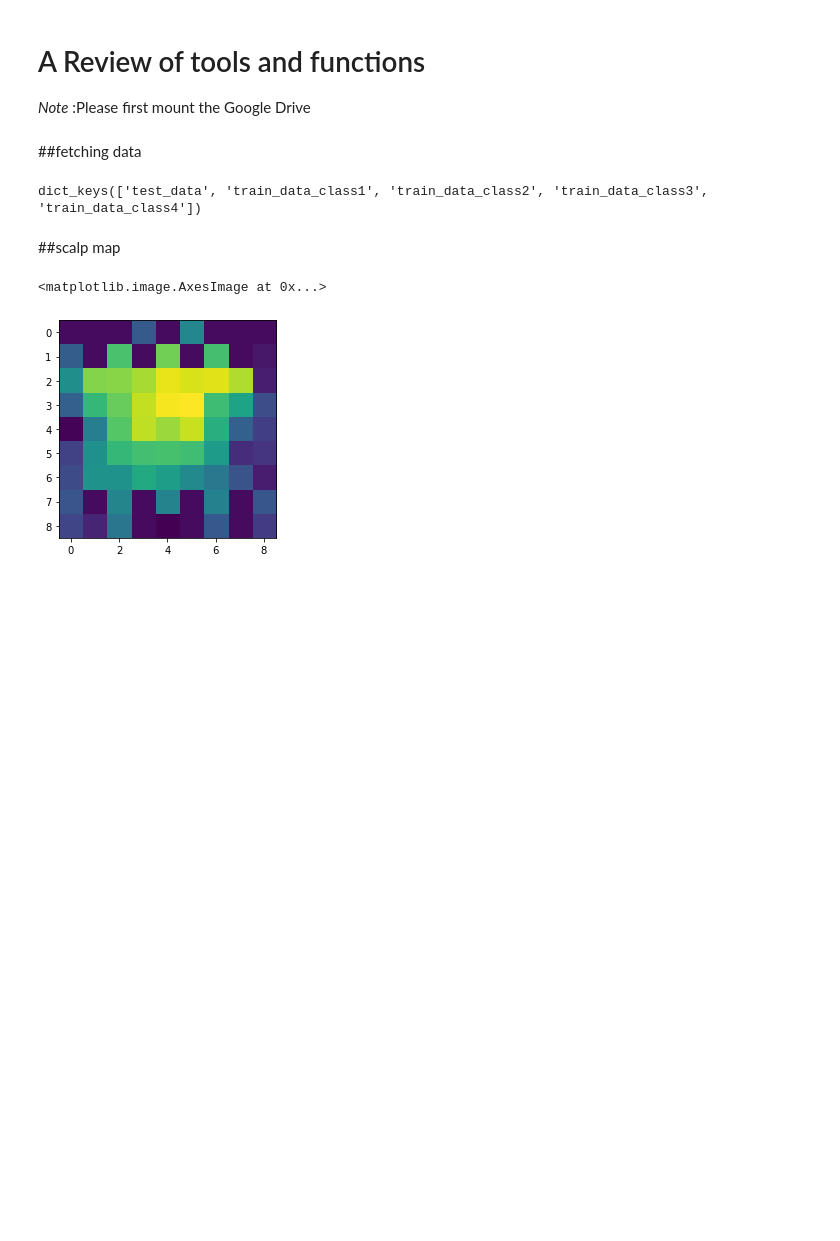
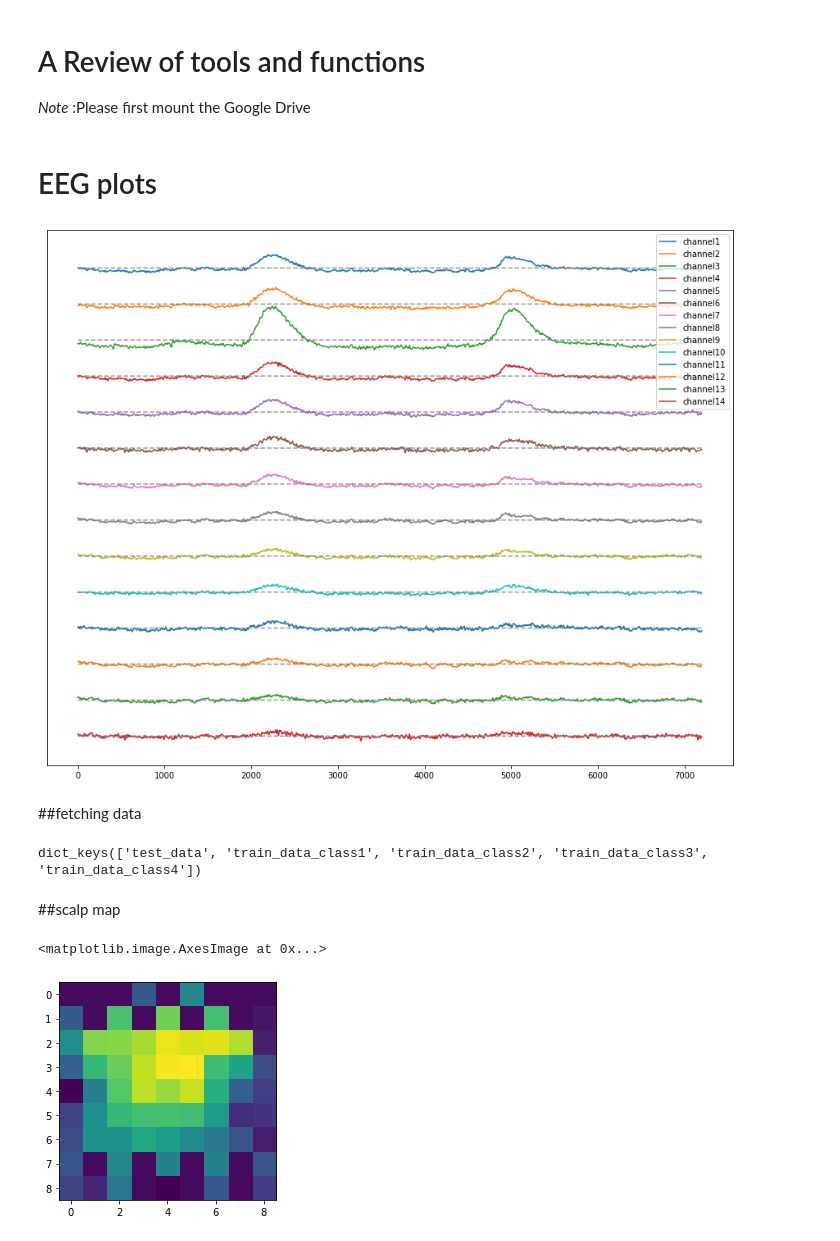
Before and after one commit to alifele/Brain_Computer_Interface, a Jupyter notebook: General Codes/Tools_Review.ipynb, the cells around one changed output. Cells and saved outputs as stored; diff of their text form; code cells hidden in the pictures; blank space fills up the shorter version.

```diff
--- a/General Codes/Tools_Review.ipynb
+++ b/General Codes/Tools_Review.ipynb
@@ -9,3 +18,5 @@ import matplotlib.pyplot as plt
 sys.path.append('/content/drive/My Drive/EEG_BCI/')
 import datafetch
 import plotters
+# %% [markdown]
+# EEG plots
@@ -12,3 +25,11 @@ import plotters
+# %%
+subj_1 = datafetch.fetch_subject(1)
+# %%
+data = subj_1['train_data_class1'][5]
+# %%
+EEG_plotter(14, data)
+# %% [output]
+[figure, added]
 # %% [markdown]
 ##fetching data
 # %%
```
Also changed, not shown: parts of 2 cells of this notebook.
